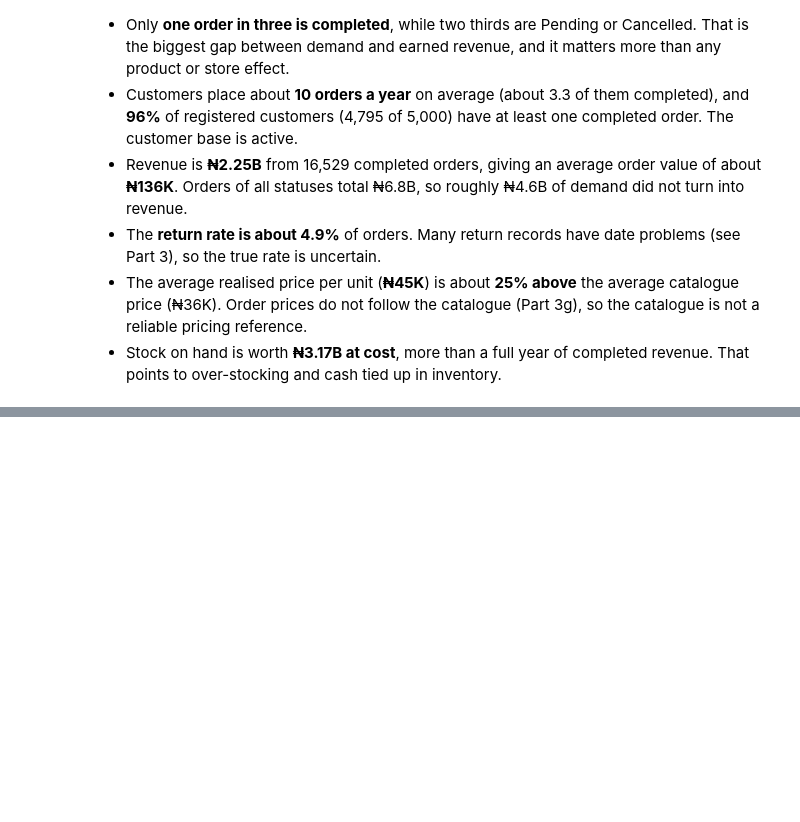
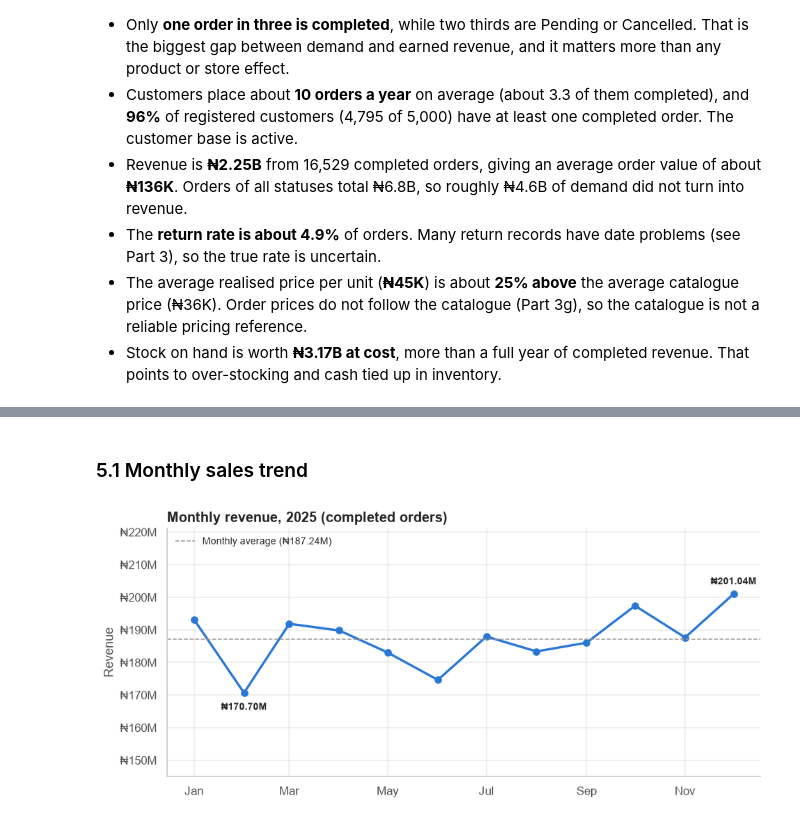
Before and after one commit to Mo-lemi/AnalystLab-Africa-Data-Science, a Jupyter notebook: Week1_DataScience_Project/Week1_EDA.ipynb, the cells around one changed output, grey strips where cells are left out. Cells and saved outputs as stored; diff of their text form; code cells hidden in the pictures; blank space fills up the shorter version.

```diff
--- a/Week1_DataScience_Project/Week1_EDA.ipynb
+++ b/Week1_DataScience_Project/Week1_EDA.ipynb
@@ -95,12 +95,16 @@ plt.rcParams.update({
 })
 
 
-def naira(x, _pos=None):
-    """Axis formatter: 1_250_000 -> '₦1.25M'."""
+def naira(x, _pos=None, digits=2):
+    """Format naira compactly: 1_250_000 -> '₦1.25M'."""
     for div, suffix in ((1e9, "B"), (1e6, "M"), (1e3, "K")):
         if abs(x) >= div:
-            return f"₦{x / div:,.{2 if div > 1e3 else 0}f}{suffix}"
+            return f"₦{x / div:,.{digits if div > 1e3 else 0}f}{suffix}"
     return f"₦{x:,.0f}"
+
+
+# Axis ticks need fewer digits than value labels.
+NAIRA_AXIS = mticker.FuncFormatter(lambda x, _pos: naira(x, digits=0))
 
 
 def save_fig(fig, name):
@@ -873,0 +908,24 @@ clean["customers"][["age"]].describe().T
+# %% [markdown]
+### 5.1 Monthly sales trend
+# %%
+completed["order_month"] = completed["order_date"].dt.to_period("M")
+monthly = completed.groupby("order_month")["net_sales"].sum()
+monthly.index = monthly.index.to_timestamp()
+
+fig, ax = plt.subplots(figsize=(10, 4.2))
+ax.plot(monthly.index, monthly.values, color=PRIMARY, linewidth=2.2, marker="o", markersize=6)
+ax.axhline(monthly.mean(), color=MUTED, linestyle="--", linewidth=1,
+           label=f"Monthly average ({naira(monthly.mean())})")
+ax.legend(loc="upper left", frameon=False, fontsize=9)
+for idx in (monthly.idxmax(), monthly.idxmin()):
+    ax.annotate(naira(monthly[idx]), (idx, monthly[idx]), textcoords="offset points",
+                xytext=(0, 9 if idx == monthly.idxmax() else -16), ha="center", fontsize=9, fontweight="bold")
+ax.yaxis.set_major_formatter(NAIRA_AXIS)
+ax.xaxis.set_major_formatter(matplotlib.dates.DateFormatter("%b"))
+ax.set_ylim(monthly.min() * 0.85, monthly.max() * 1.1)
+ax.set_title("Monthly revenue, 2025 (completed orders)")
+ax.set_ylabel("Revenue")
+save_fig(fig, "01_monthly_sales_trend")
+monthly.to_frame("revenue").T
+# %% [output]
+[figure, added]
```
Also changed, not shown: parts of 20 cells of this notebook, 10 other files.
